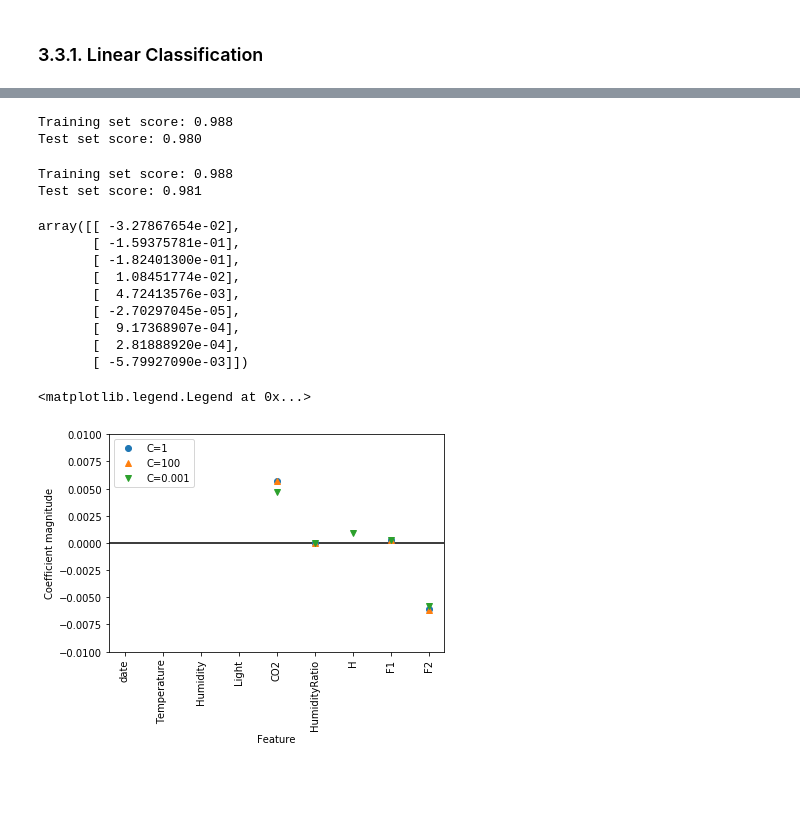
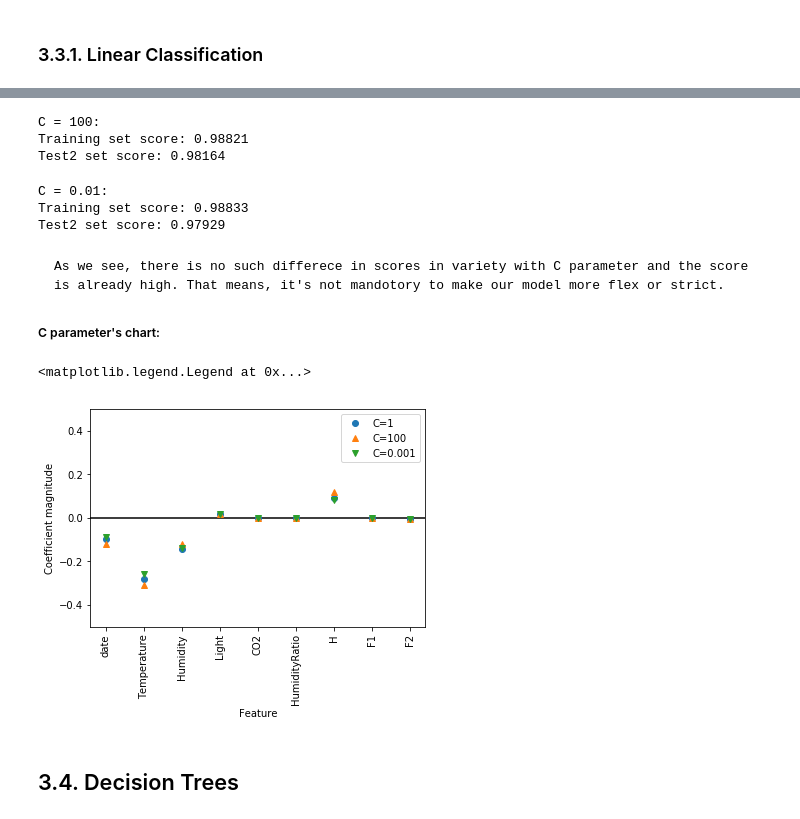
Before and after one commit to emremrah/data-mining-project-1, a Jupyter notebook: DataMiningProject1.ipynb, the cells around one changed output, grey strips where cells are left out. Saved outputs shown, nothing was run; the diff lists cells and outputs as text; code cells hidden in the pictures; blank space fills up the shorter version.

Commit message:
Linear Models implementation

```diff
--- a/DataMiningProject1.ipynb
+++ b/DataMiningProject1.ipynb
@@ -353,7 +359,7 @@ KNN TEST2 score with 20 neighbors: 0.9846185397867104
 # %% [markdown]
 #### And there is a chart with F1 feature:
 # %%
-set_neighbors = range(1, 21)
+set_neighbors = range(1, 16)
 train_acc = []
 test1_acc = []
 test2_acc = []
@@ -381,7 +391,7 @@ plt.show()
 # %%
-xtrain_f2 = xtrain_f1
-xtest_f2 = xtest_f1
-xtest2_f2 = xtest2_f1
+xtrain_f2 = xtrain_f1.loc[:, xtrain_f1.columns.values]
+xtest_f2 = xtest_f1.loc[:, xtest_f1.columns.values]
+xtest2_f2 = xtest2_f1.loc[:, xtest2_f1.columns.values]
 
 xtrain_f2["F2"] = xtrain_f2["date"].map(str) + xtrain_f2["H"].map(str)
 
@@ -390,7 +400,7 @@ xtest_f2["F2"] = xtest_f2["date"].map(str) + xtest_f2["H"].map(str)
 xtest2_f2["F2"] = xtest2_f2["date"].map(str) + xtest2_f2["H"].map(str)
 
 
-knn = KNeighborsClassifier(n_neighbors=20)
+knn = KNeighborsClassifier(n_neighbors=2)
 knn.fit(xtrain_f2, ytrain)
 
 print("KNN TRAIN score with " + str(n) +" neighbors: {}".format(knn.score(xtrain_f2, ytrain)))
@@ -484,5 +510,7 @@ Test set score: 0.979
 # %%
-logreg = LogisticRegression(C=1).fit(xtrain_f2, ytrain)
-print("Training set score: {:.3f}".format(logreg.score(xtrain_f2, ytrain)))
-print("Test set score: {:.3f}".format(logreg.score(xtest2_f2, ytest2)))
+print(xtrain_f2[:1])
+
+logreg = LogisticRegression().fit(xtrain_f2, ytrain)
+print("\nTRAINING set score: {:.5f}".format(logreg.score(xtrain_f2, ytrain)))
+print("TEST2 set score: {:.5f}".format(logreg.score(xtest2_f2, ytest2)))
 # %% [output]
@@ -491,43 +531,41 @@ Test set score: 0.980
 # %%
+print("C = 100:")
 logreg100 = LogisticRegression(C=100).fit(xtrain_f2, ytrain)
-print("Training set score: {:.3f}".format(logreg100.score(xtrain_f2, ytrain)))
-print("Test set score: {:.3f}".format(logreg100.score(xtest2_f2, ytest2)))
+print("Training set score: {:.5f}".format(logreg100.score(xtrain_f2, ytrain)))
+print("Test2 set score: {:.5f}".format(logreg100.score(xtest2_f2, ytest2)))
 # %% [output]
-Training set score: 0.988
-Test set score: 0.980
+C = 100:
+Training set score: 0.98821
+Test2 set score: 0.98164
 # %%
-logreg001 = LogisticRegression(C=0.001).fit(xtrain_f2, ytrain)
-print("Training set score: {:.3f}".format(logreg001.score(xtrain_f2, ytrain)))
-print("Test set score: {:.3f}".format(logreg001.score(xtest2_f2, ytest2)))
+print("C = 0.01:")
+logreg001 = LogisticRegression(C=0.01).fit(xtrain_f2, ytrain)
+print("Training set score: {:.5f}".format(logreg001.score(xtrain_f2, ytrain)))
+print("Test2 set score: {:.5f}".format(logreg001.score(xtest2_f2, ytest2)))
 # %% [output]
-Training set score: 0.988
-Test set score: 0.981
+C = 0.01:
+Training set score: 0.98833
+Test2 set score: 0.97929
-# %%
-logreg001.coef_.T
-# %% [output]
-array([[ -3.27867654e-02],
-       [ -1.59375781e-01],
-       [ -1.82401300e-01],
-       [  1.08451774e-02],
-       [  4.72413576e-03],
-       [ -2.70297045e-05],
-       [  9.17368907e-04],
-       [  2.81888920e-04],
-       [ -5.79927090e-03]])
+# %% [markdown]
+    As we see, there is no such differece in scores in variety with C parameter and the score is already high. That means, it's not mandotory to make our model more flex or strict.
+
+##### C parameter's chart:
 # %%
 f2_features = ['date', 'Temperature', 'Humidity', 'Light', 'CO2', 'HumidityRatio', 'H', 'F1', 'F2']
 
 plt.plot(logreg.coef_.T, 'o', label="C=1")
 plt.plot(logreg100.coef_.T, '^', label="C=100")
 plt.plot(logreg001.coef_.T, 'v', label="C=0.001")
 plt.xticks(range(9), f2_features, rotation=90)
 xlims = plt.xlim()
 plt.hlines(0, xlims[0], xlims[1])
 plt.xlim(xlims)
-plt.ylim(-0.01, 0.01)
+plt.ylim(-0.5, 0.5)
 plt.xlabel("Feature")
 plt.ylabel("Coefficient magnitude")
 plt.legend()
 # %% [output]
 <matplotlib.legend.Legend at 0x...>
-[figure, old version]
+[figure, new version]
+# %% [markdown]
+## 3.4. Decision Trees
```
Also changed, not shown: parts of 25 cells of this notebook.
